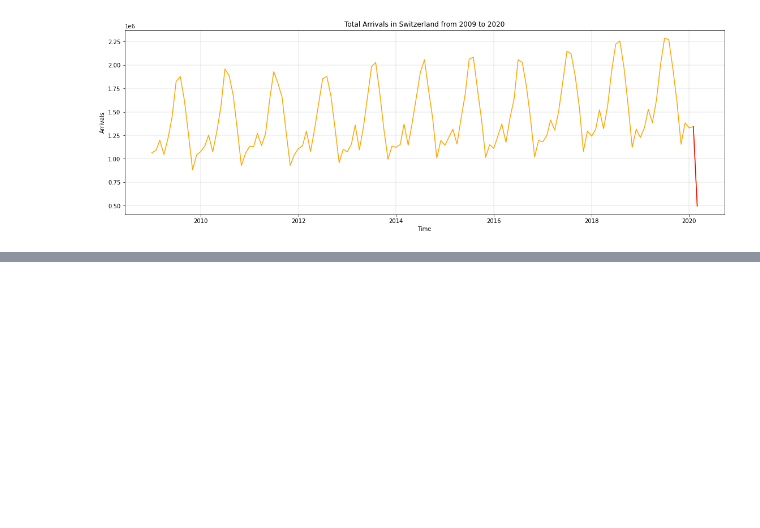
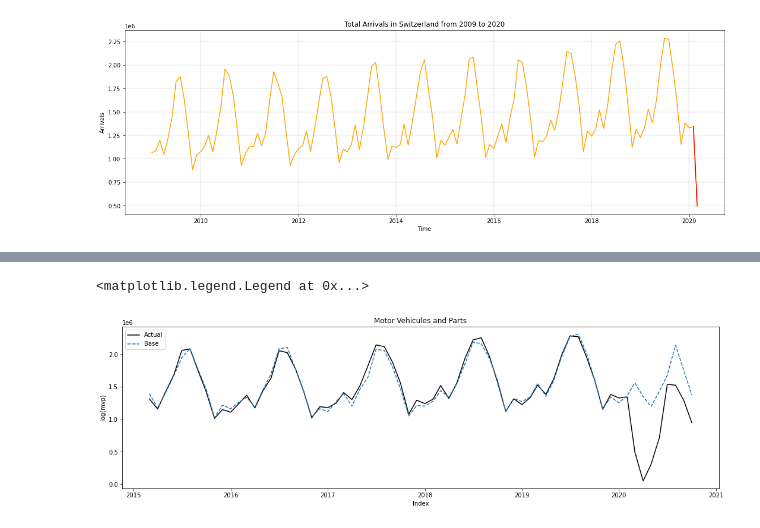
Before and after one commit to naayem/SwissHotelArrivalsPredictor, a Jupyter notebook: Project.ipynb, the cells around one changed output, grey strips where cells are left out. Cells and saved outputs as stored; diff of their text form; code cells hidden in the pictures; blank space fills up the shorter version.

Commit message:
First AR model without Trends

```diff
--- a/Project.ipynb
+++ b/Project.ipynb
@@ -79,0 +123,3 @@ plt.show()
+# %%
+for i in delays:
+    Arrivals['t-{}'.format(i)] = Arrivals['Total Arrivals'].shift(i)
@@ -79,0 +142,2 @@ plt.show()
+# %%
+Arrivals = Arrivals.dropna(axis=0)
@@ -79,0 +160,2 @@ plt.show()
+# %%
+True_Arrivals = Arrivals['Total Arrivals'][start_date_testing : end_date_testing]
@@ -79,0 +198,2 @@ plt.show()
+# %%
+Baseline_Arrivals_Predictions, Baseline_MAE = Auto_Regressive_Model(True_Arrivals, end_date_testing, Arrivals)
@@ -79,0 +222,17 @@ plt.show()
+# %%
+# I plot the result of the increasing size rolling window: It is the exact same graph obtained in the paper
+fig,axes = plt.subplots(figsize=(18,5))
+
+axes.plot(Arrivals['Total Arrivals'][start_date_testing:end_date_testing], label = 'Actual',color = 'k')
+axes.plot(Baseline_Arrivals_Predictions, linestyle='dashed', label='Base')
+
+
+#plt.text('2015-02-01', 0.25*1e6, ' Baseline_MAE  = {}'.format(Baseline_MAE), bbox={ 'alpha':0.5, 'pad':8})
+
+plt.xlabel('Index')
+plt.ylabel('log(mvp)')
+plt.title('Motor Vehicules and Parts')
+plt.legend()
+# %% [output]
+<matplotlib.legend.Legend at 0x...>
+[figure, added]
```
Also changed, not shown: parts of 16 cells of this notebook.
